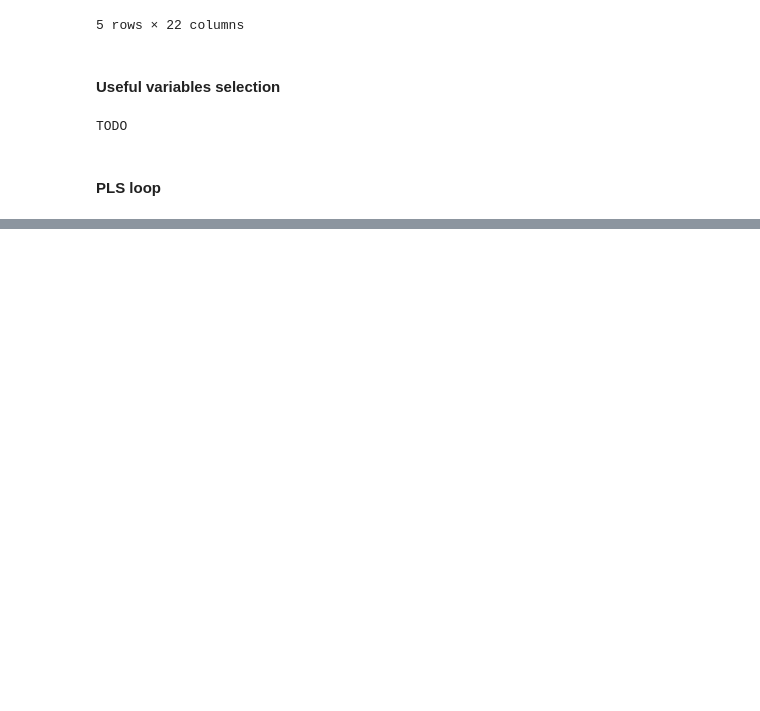
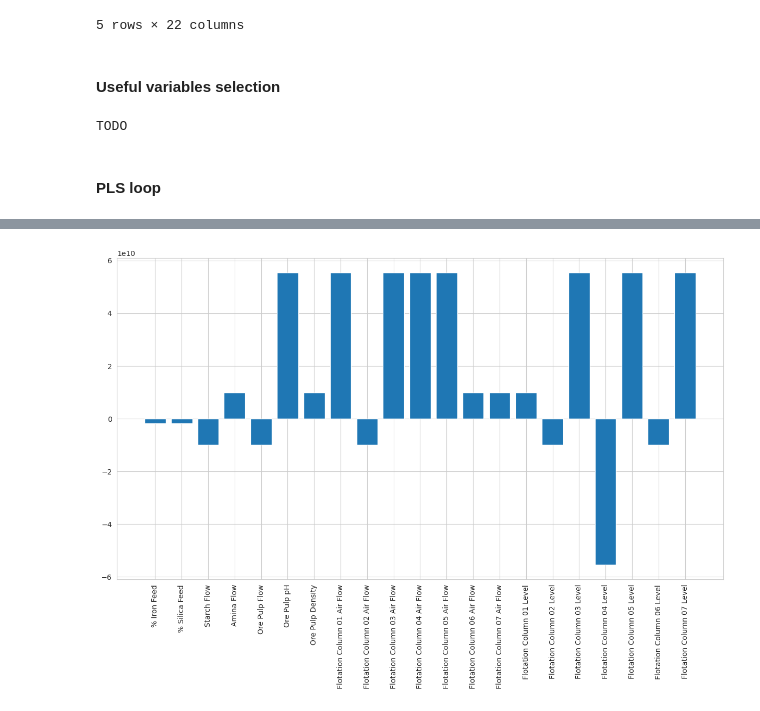
Before and after one commit to aminuldidar/ADAML-Project-Work, a Jupyter notebook: modeling.ipynb, the cells around one changed output, grey strips where cells are left out. Cells and saved outputs as stored; diff of their text form; code cells hidden in the pictures; blank space fills up the shorter version.

```diff
--- a/modeling.ipynb
+++ b/modeling.ipynb
@@ -180,3 +254,21 @@ for model in models:
+# %%
+import matplotlib.pyplot as plt
+
+coeffs = []
+for model in models[12].model[:]:
+    try:
+        coeffs.append(np.array(model.coef_.squeeze()))
+    except:
+        coeffs.append(coeffs[-1])
+
+fig, ax = plt.subplots(figsize=(15, 8))
+ax.bar(range(1, df_array.shape[1]),
+        np.mean(np.array(coeffs), axis=0))
+ax.set_xticks(range(1, df_array.shape[1]))
+ax.set_xticklabels(df.columns[:-1], rotation="vertical")
+plt.show()
+# %% [output]
+[figure, added]
 # %%
 # # Test model
 #
```
Also changed, not shown: parts of 8 cells of this notebook, 1 other file.
